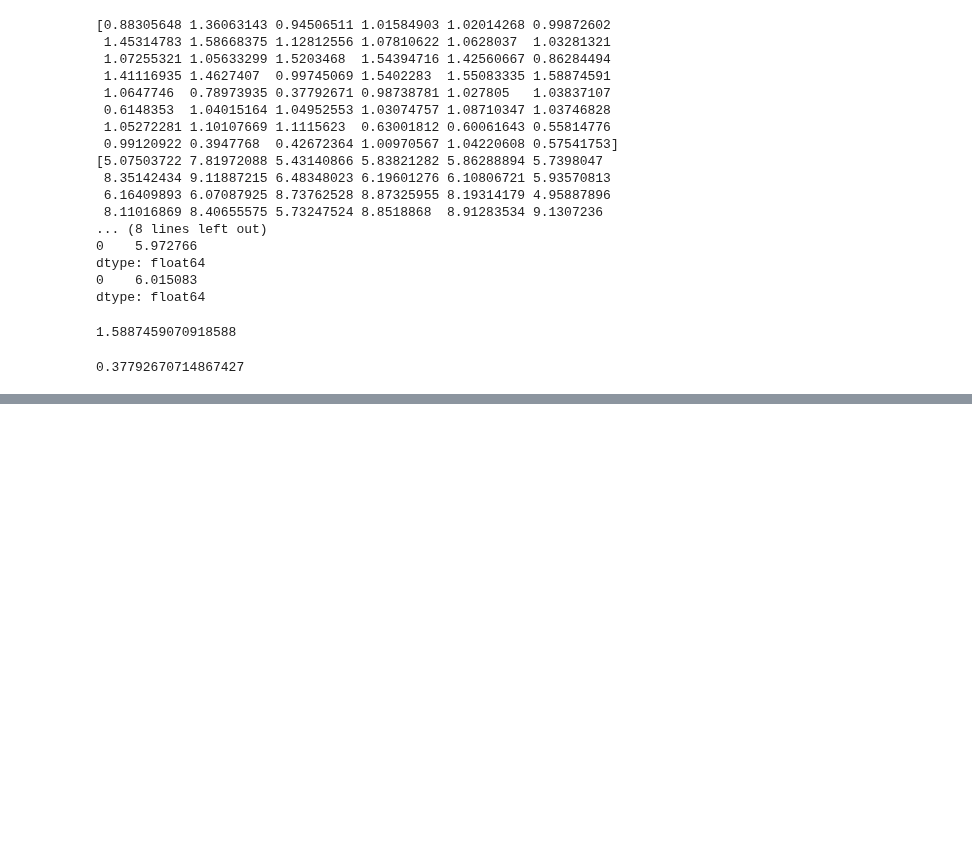
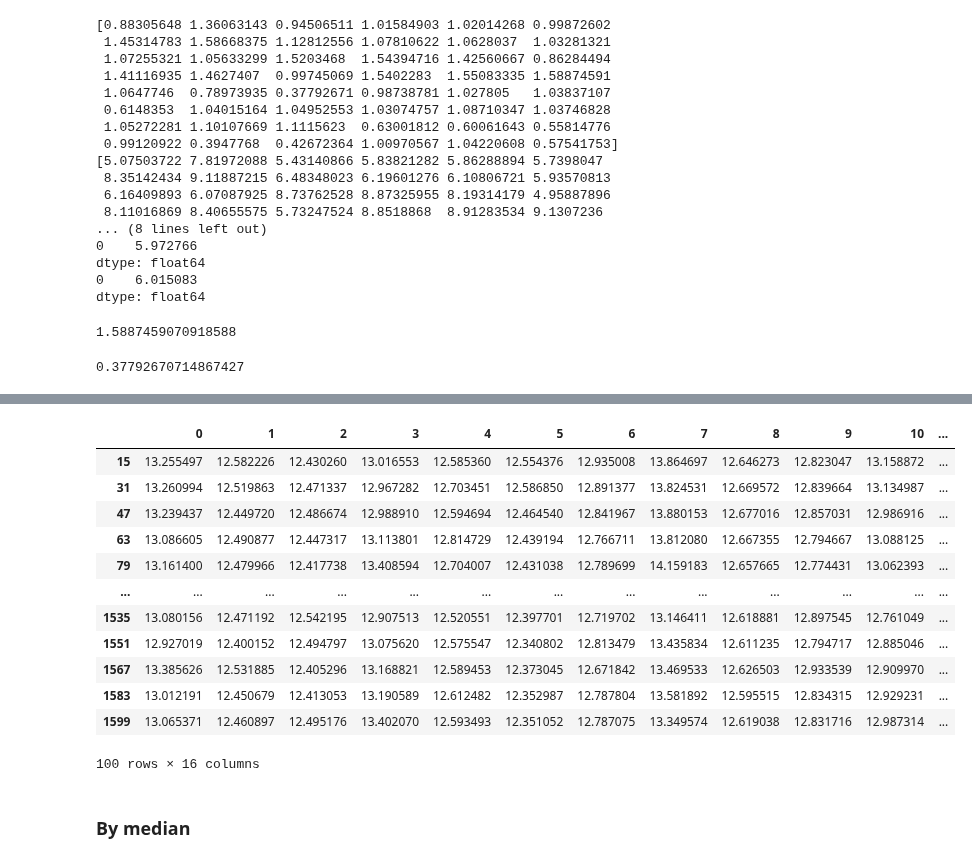
Before and after one commit to enfycius/Bolts, a Jupyter notebook: analysis_distances.ipynb, the cells around one changed output, grey strips where cells are left out. Saved outputs shown, nothing was run; the diff lists cells and outputs as text; code cells hidden in the pictures; blank space fills up the shorter version.

```diff
--- a/analysis_distances.ipynb
+++ b/analysis_distances.ipynb
@@ -559,0 +867,18 @@ errors.to_csv("./errors.csv")
+# %%
+measured_y
+# %% [output]
+|  | 0 | 1 | 2 | 3 | 4 | 5 | 6 | 7 | 8 | 9 | 10 | ... |
+| 15 | 13.255497 | 12.582226 | 12.430260 | 13.016553 | 12.585360 | 12.554376 | 12.935008 | 13.864697 | 12.646273 | 12.823047 | 13.158872 | ... |
+| 31 | 13.260994 | 12.519863 | 12.471337 | 12.967282 | 12.703451 | 12.586850 | 12.891377 | 13.824531 | 12.669572 | 12.839664 | 13.134987 | ... |
+| 47 | 13.239437 | 12.449720 | 12.486674 | 12.988910 | 12.594694 | 12.464540 | 12.841967 | 13.880153 | 12.677016 | 12.857031 | 12.986916 | ... |
+| 63 | 13.086605 | 12.490877 | 12.447317 | 13.113801 | 12.814729 | 12.439194 | 12.766711 | 13.812080 | 12.667355 | 12.794667 | 13.088125 | ... |
+| 79 | 13.161400 | 12.479966 | 12.417738 | 13.408594 | 12.704007 | 12.431038 | 12.789699 | 14.159183 | 12.657665 | 12.774431 | 13.062393 | ... |
+| ... | ... | ... | ... | ... | ... | ... | ... | ... | ... | ... | ... | ... |
+| 1535 | 13.080156 | 12.471192 | 12.542195 | 12.907513 | 12.520551 | 12.397701 | 12.719702 | 13.146411 | 12.618881 | 12.897545 | 12.761049 | ... |
+| 1551 | 12.927019 | 12.400152 | 12.494797 | 13.075620 | 12.575547 | 12.340802 | 12.813479 | 13.435834 | 12.611235 | 12.794717 | 12.885046 | ... |
+| 1567 | 13.385626 | 12.531885 | 12.405296 | 13.168821 | 12.589453 | 12.373045 | 12.671842 | 13.469533 | 12.626503 | 12.933539 | 12.909970 | ... |
+| 1583 | 13.012191 | 12.450679 | 12.413053 | 13.190589 | 12.612482 | 12.352987 | 12.787804 | 13.581892 | 12.595515 | 12.834315 | 12.929231 | ... |
+| 1599 | 13.065371 | 12.460897 | 12.495176 | 13.402070 | 12.593493 | 12.351052 | 12.787075 | 13.349574 | 12.619038 | 12.831716 | 12.987314 | ... |
+100 rows × 16 columns
+# %% [markdown]
+### By median
```
Also changed, not shown: parts of 67 cells of this notebook.
